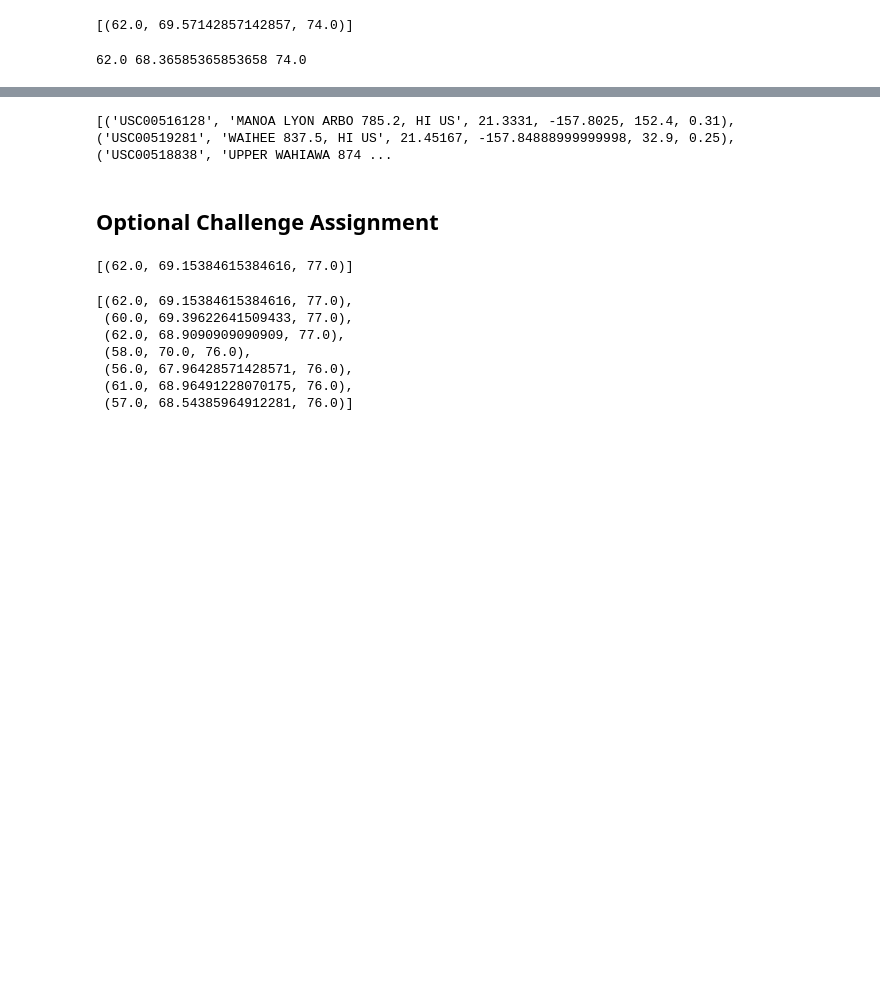
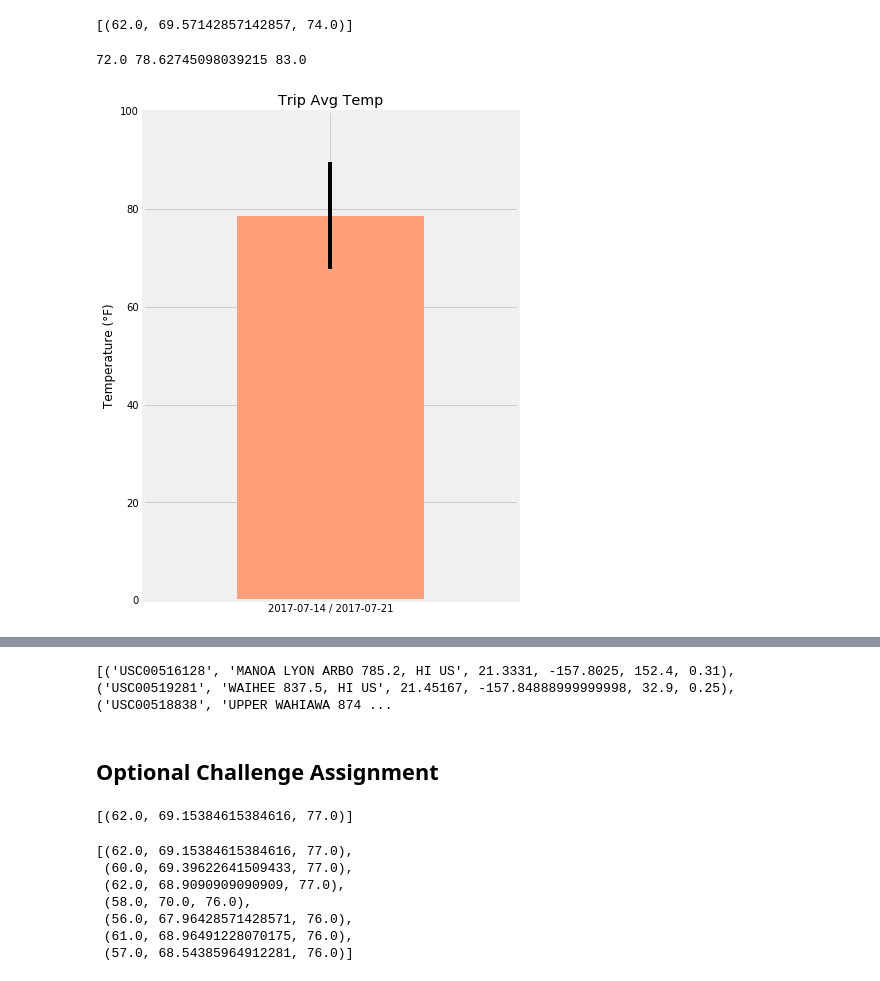
Before and after one commit to Lorsmo/Surfs-Up, a Jupyter notebook: climate.ipynb, the cells around one changed output, grey strips where cells are left out. Saved outputs shown, nothing was run; the diff lists cells and outputs as text; code cells hidden in the pictures; blank space fills up the shorter version.

```diff
--- a/climate.ipynb
+++ b/climate.ipynb
@@ -203,8 +220,35 @@ print(calc_temps('2012-02-28', '2012-03-05'))
 # %%
 # Use your previous function `calc_temps` to calculate the tmin, tavg, and tmax
 # for your trip using the previous year's data for those same dates.
+start_date = '2017-07-14'
+end_date = '2017-07-21'
+
+tmin = calc_temps(start_date, end_date)[0][0]
+#tavg = '%.1f' % round(calc_temps(start_date, end_date)[0][1],1)
+tavg = calc_temps(start_date, end_date)[0][1]
+tmax = calc_temps(start_date, end_date)[0][2]
+print(tmin, tavg, tmax)
+x = (f"{start_date} / {end_date}")
 # %% [output]
-62.0 68.36585365853658 74.0
+72.0 78.62745098039215 83.0
+# %%
+# Plot the results from your previous query as a bar chart.
+# Use "Trip Avg Temp" as your Title
+# Use the average temperature for the y value
+# Use the peak-to-peak (tmax-tmin) value as the y error bar (yerr)
+
+#plt.subplots()
+plt.figure(figsize=(6,9))
+plt.bar(x, tavg, width=0.5, align='center', yerr = (tmax-tmin), color='lightsalmon')
+plt.title('Trip Avg Temp')
+plt.ylabel('Temperature (°F)')
+plt.xlim(-0.5,0.5)
+plt.ylim(0,100)
+plt.setp(ax.get_yticklabels(),ha="left")
+#plt.tight_layout()
+plt.show()
+# %% [output]
+[figure, added]
 # %%
 # Plot the results from your previous query as a bar chart.
 # Use "Trip Avg Temp" as your Title
```
Also changed, not shown: parts of 8 cells of this notebook.
